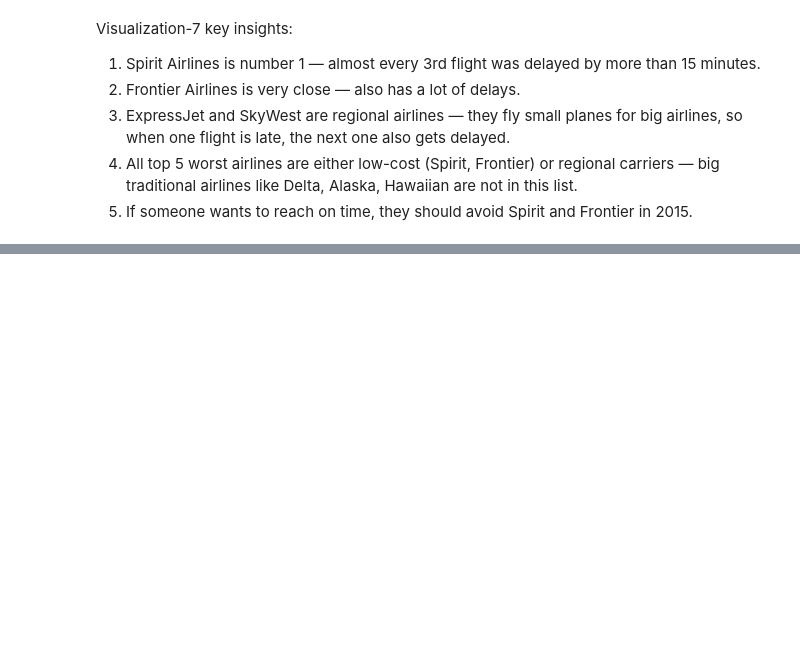
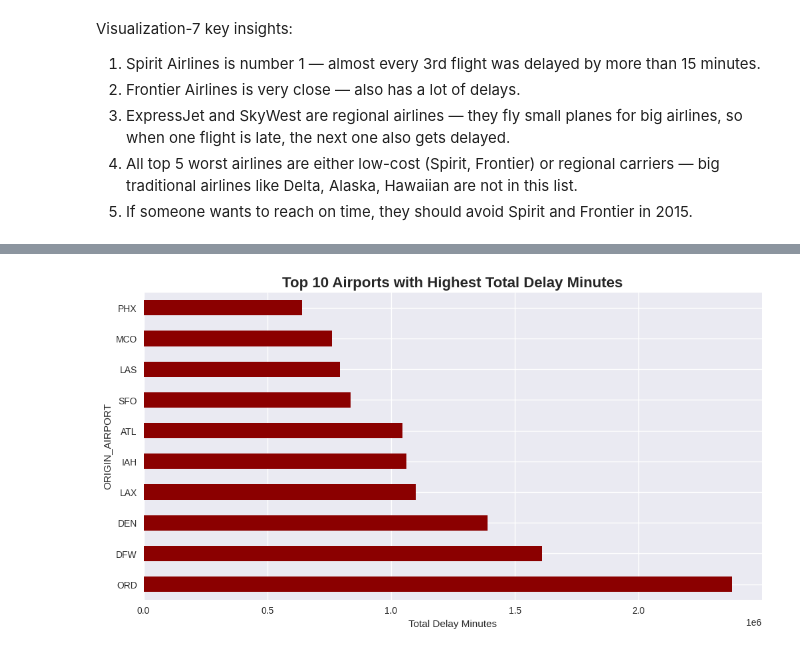
Before and after one commit to ryadavnitb/Batch-7, a Jupyter notebook: My_project.ipynb, the cells around one changed output, grey strips where cells are left out. Drawn from its saved outputs; the diff is of its cells as text; code cells hidden in the pictures; blank space fills up the shorter version.

```diff
--- a/My_project.ipynb
+++ b/My_project.ipynb
@@ -844,0 +955,12 @@ Visualization-7 key insights:
+# %%
+# 11. Top 10 airports by total delay minutes. #Bivariate analysis.
+airport_delay = flights.groupby('ORIGIN_AIRPORT')['ARRIVAL_DELAY'].sum().nlargest(10)
+
+plt.figure(figsize=(12,6))
+airport_delay.plot(kind='barh', color='darkred')
+plt.title("Top 10 Airports with Highest Total Delay Minutes", fontsize=16, fontweight='bold')
+plt.xlabel("Total Delay Minutes")
+plt.show()
+# Usually ORD, ATL, DFW top the list
+# %% [output]
+[figure, added]
```
Also changed, not shown: parts of 44 cells of this notebook.
